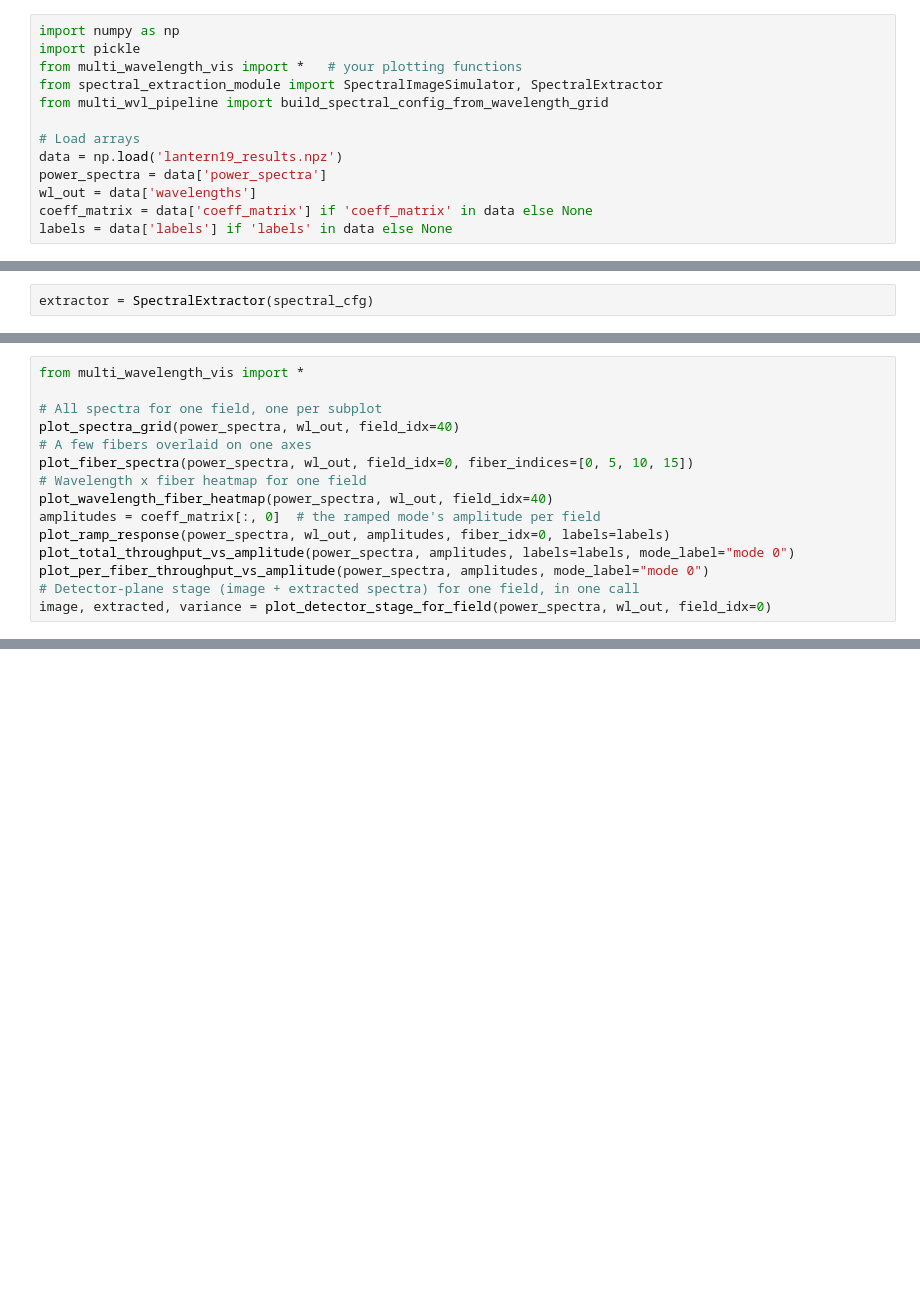
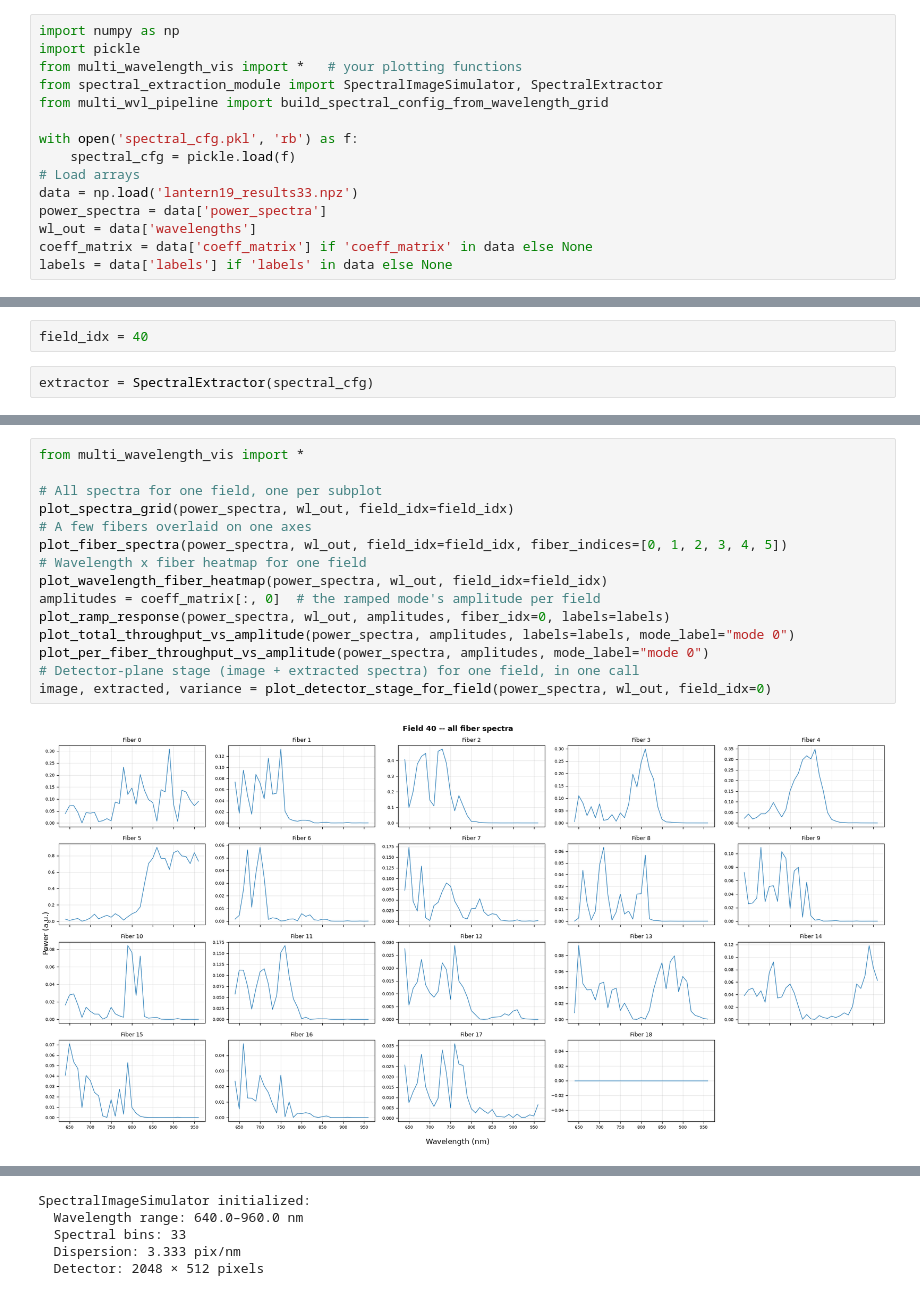
Before and after one commit to FabioRossiArcetri/cbeam, a Jupyter notebook: examples/multi_wavelength.ipynb, the cells around one changed output, grey strips where cells are left out. Saved outputs shown, nothing was run; the diff lists cells and outputs as text; blank space fills up the shorter version.

```diff
--- a/examples/multi_wavelength.ipynb
+++ b/examples/multi_wavelength.ipynb
@@ -176,8 +220,10 @@ from multi_wavelength_vis import *   # your plotting functions
 from spectral_extraction_module import SpectralImageSimulator, SpectralExtractor
 from multi_wvl_pipeline import build_spectral_config_from_wavelength_grid
 
+with open('spectral_cfg.pkl', 'rb') as f:
+    spectral_cfg = pickle.load(f)
 # Load arrays
-data = np.load('lantern19_results.npz')
+data = np.load('lantern19_results33.npz')
 power_spectra = data['power_spectra']
 wl_out = data['wavelengths']
 coeff_matrix = data['coeff_matrix'] if 'coeff_matrix' in data else None
@@ -187,3 +239,5 @@ simulator = SpectralImageSimulator(spectral_cfg)
+# %%
+field_idx = 40
 # %%
 extractor = SpectralExtractor(spectral_cfg)
 # %%
@@ -198,15 +254,17 @@ print(f"Extracted spectra shape: {extracted.shape}")
 # %%
 from multi_wavelength_vis import *
 
 # All spectra for one field, one per subplot
-plot_spectra_grid(power_spectra, wl_out, field_idx=40)
+plot_spectra_grid(power_spectra, wl_out, field_idx=field_idx)
 # A few fibers overlaid on one axes
-plot_fiber_spectra(power_spectra, wl_out, field_idx=0, fiber_indices=[0, 5, 10, 15])
+plot_fiber_spectra(power_spectra, wl_out, field_idx=field_idx, fiber_indices=[0, 1, 2, 3, 4, 5])
 # Wavelength x fiber heatmap for one field
-plot_wavelength_fiber_heatmap(power_spectra, wl_out, field_idx=40)
+plot_wavelength_fiber_heatmap(power_spectra, wl_out, field_idx=field_idx)
 amplitudes = coeff_matrix[:, 0]  # the ramped mode's amplitude per field
 plot_ramp_response(power_spectra, wl_out, amplitudes, fiber_idx=0, labels=labels)
 plot_total_throughput_vs_amplitude(power_spectra, amplitudes, labels=labels, mode_label="mode 0")
 plot_per_fiber_throughput_vs_amplitude(power_spectra, amplitudes, mode_label="mode 0")
 # Detector-plane stage (image + extracted spectra) for one field, in one call
 image, extracted, variance = plot_detector_stage_for_field(power_spectra, wl_out, field_idx=0)
+# %% [output]
+[figure, added]
@@ -212,0 +276,5 @@ image, extracted, variance = plot_detector_stage_for_field(power_spectra, wl_out
+SpectralImageSimulator initialized:
+  Wavelength range: 640.0–960.0 nm
+  Spectral bins: 33
+  Dispersion: 3.333 pix/nm
+  Detector: 2048 × 512 pixels
```
Also changed, not shown: parts of 11 cells of this notebook, 3 other files.
